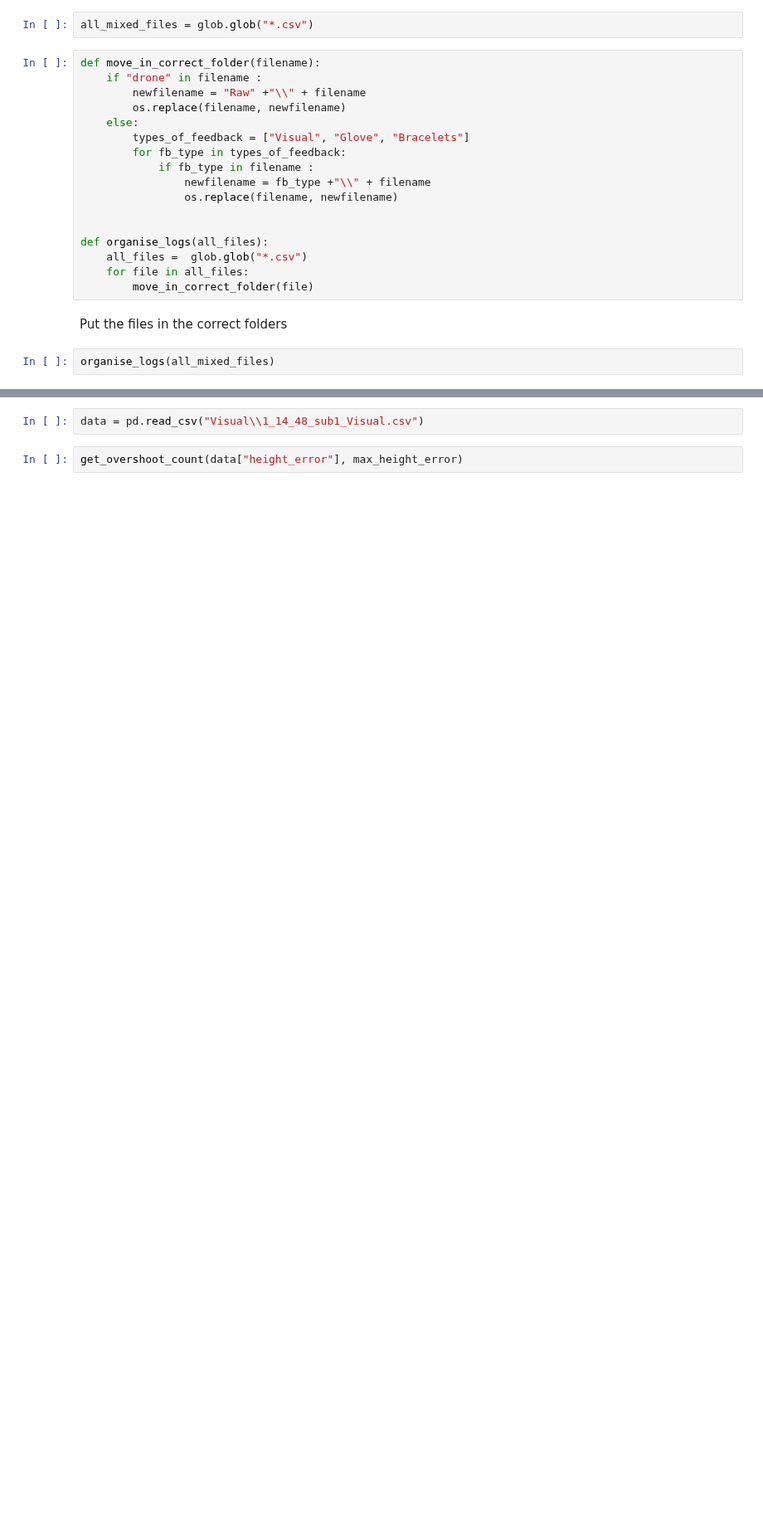
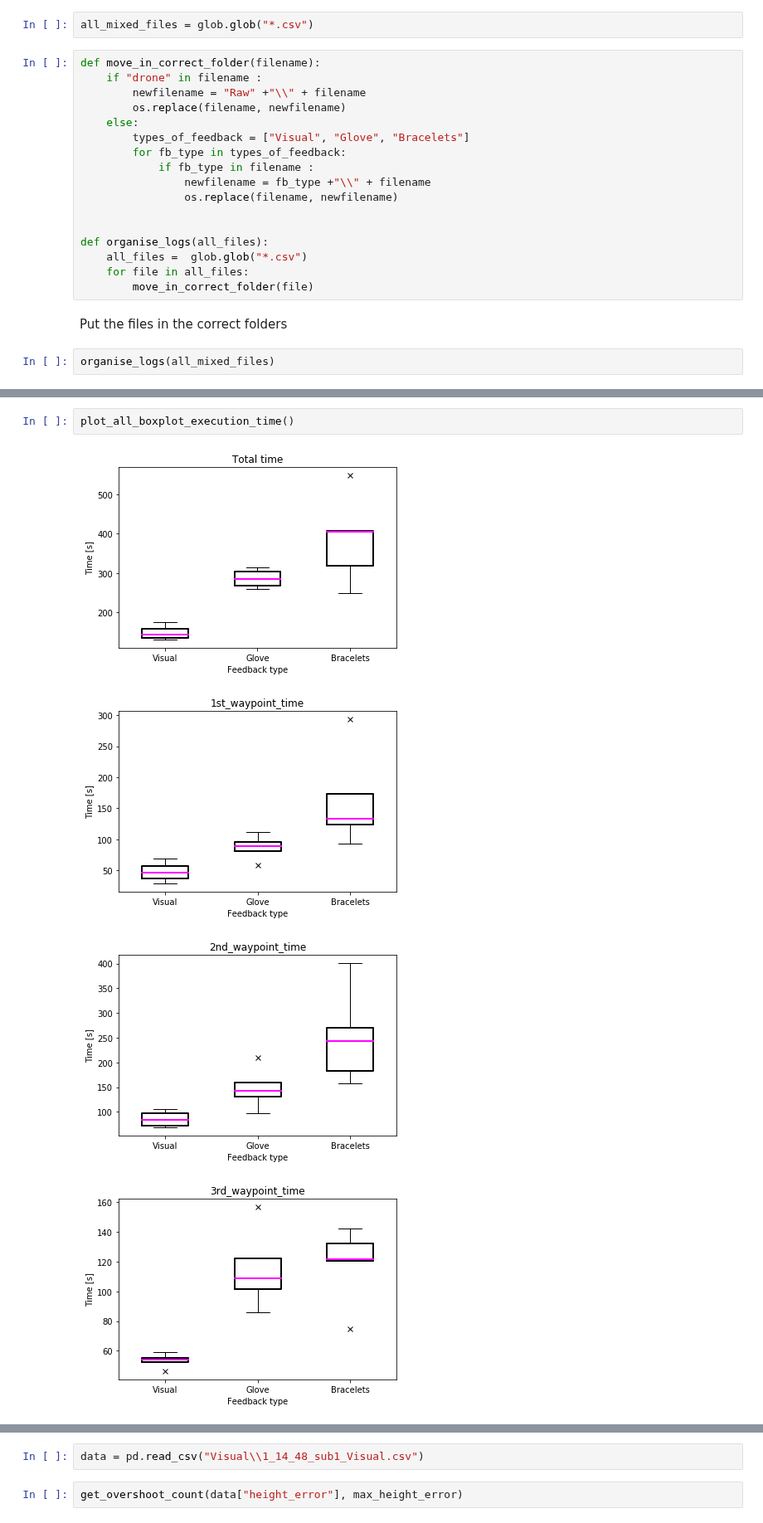
Before and after one commit to medioman22/Bidirectional_Interface, a Jupyter notebook: Hugo_data_analysis/data_analysis.ipynb, the cells around one changed output, grey strips where cells are left out. Shown at 83% size. Cells and saved outputs as stored; diff of their text form; blank space fills up the shorter version.

Commit message:
boxplots comme jaja

```diff
--- a/Hugo_data_analysis/data_analysis.ipynb
+++ b/Hugo_data_analysis/data_analysis.ipynb
@@ -246,0 +235,7 @@ plot_height("Visual")
+# %%
+plot_all_boxplot_execution_time()
+# %% [output]
+[figure, added]
+[figure, added]
+[figure, added]
+[figure, added]
```
Also changed, not shown: parts of 26 cells of this notebook.
